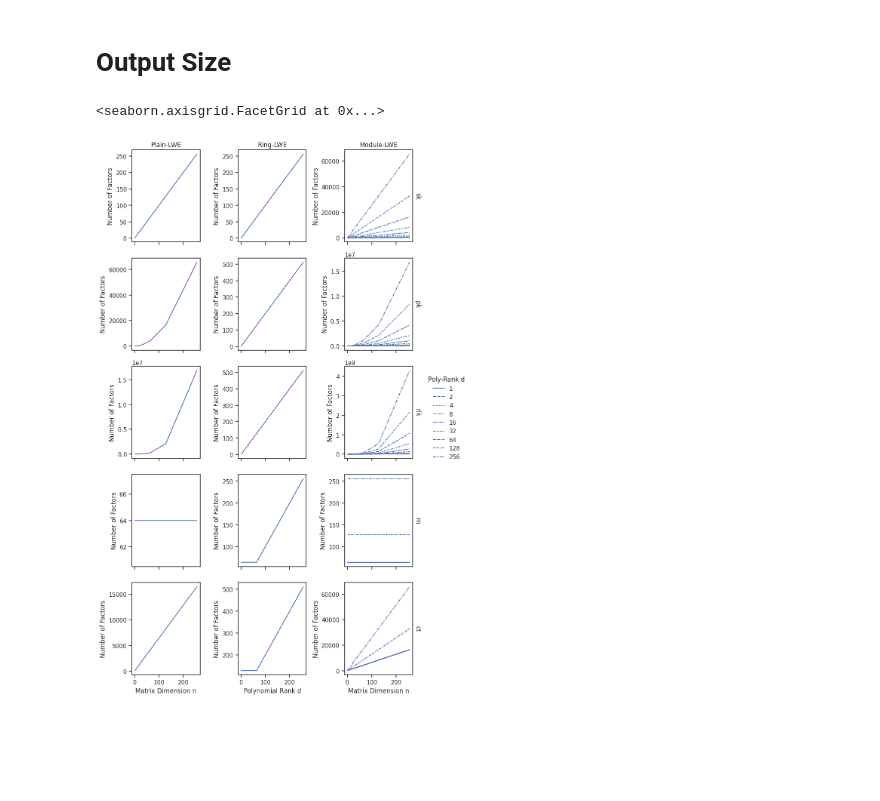
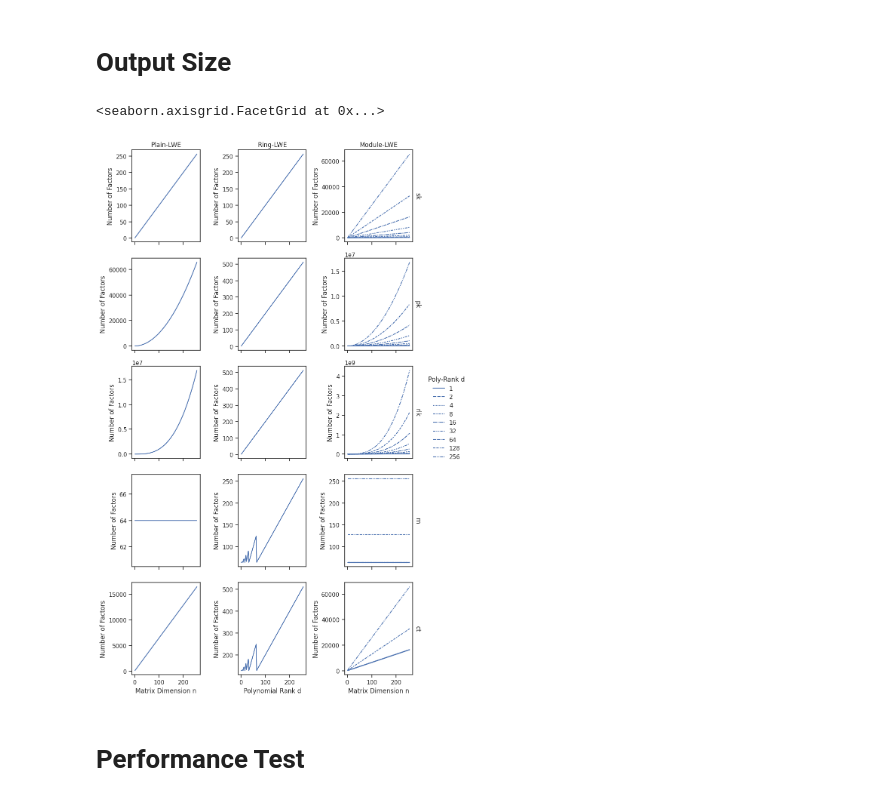
Before and after one commit to PascalStehling/MasterThesis, a Jupyter notebook: Code/Vis.ipynb, the cells around one changed output. Cells and saved outputs as stored; diff of their text form; code cells hidden in the pictures; blank space fills up the shorter version.

```diff
--- a/Code/Vis.ipynb
+++ b/Code/Vis.ipynb
@@ -15,9 +15,9 @@ basis = np.asarray([
 ])
 
 points = []
-for i in range(-10, 10, 1):
+for q in range(-10, 10, 1):
     for j in range(-10, 10, 1):
-        points.append(np.asarray([i, j]))
+        points.append(np.asarray([q, j]))
 
 lattice_points = [basis @ p for p in points]
 
@@ -84,14 +100,18 @@ rlwe = "Ring-LWE"
 mlwe = "Module-LWE"
 schemes = [plwe, rlwe, mlwe]
 functions = [sk, pk ,rlk, m, ct]
-data = []
+DataContainer = []
 
 for function, scheme in product(functions, schemes):
-    d_range = [1] if scheme == plwe else [2**i for i in range(9)]
-    n_range = [1] if scheme == rlwe else [2**i for i in range(9)]
+    d_range = [1] if scheme == plwe else range(0, 257, 2)
+    n_range = [1] if scheme == rlwe else range(0, 257, 2)
     for n in n_range:
+        if n==0:
+            n = 1
         for d in d_range:
-            data.append({
+            if d == 0:
+                d= 1
+            DataContainer.append({
                 "scheme": scheme,
                 "function": function.__name__,
                 "n": n,
@@ -99,38 +119,38 @@ for function, scheme in product(functions, schemes):
                 "l": 64,
                 "bit": function(n=n, d=d, l=64)
             })
-df = pd.DataFrame(data)
+dn_df = pd.DataFrame(DataContainer)
 # %%
-from matplotlib.text import Text
-
-
 sns.set_theme(style="ticks")
 
-grid = sns.FacetGrid(df, col="scheme", row="function",
+grid = sns.FacetGrid(dn_df, col="scheme", row="function",
                      margin_titles=True, despine=False, sharey=False, legend_out=True, sharex="col")
 grid.set_titles(col_template="{col_name}", row_template="{row_name}")
 grid.set_ylabels("number of factors")
 
-
+vals = [2**i for i in range(9)]
 def plot(data: pd.DataFrame, color, **kwargs):
     # print(kwargs)
     if data["scheme"].unique()[0] == rlwe:
         p = sns.lineplot(data, x="d", y="bit",
                          color=color)
         p.set_xlabel("Polynomial Rank d")
     elif data["scheme"].unique()[0] == plwe:
         p = sns.lineplot(data, x="n", y="bit", color=color)
         p.set_xlabel(
             "Matrix Dimension n")
     else:
+        data = data.loc[data.d.isin(vals)]
         p = sns.lineplot(data, x="n", y="bit", style="d", color=color,
                          legend="full")
         p.set_xlabel("Matrix Dimension n")
     p.set_ylabel("Number of Factors")
 
 
 grid.map_dataframe(plot)
 grid.add_legend(title='Poly-Rank d')
 # %% [output]
 <seaborn.axisgrid.FacetGrid at 0x...>
-[figure, old version]
+[figure, new version]
+# %% [markdown]
+# Performance Test
```
Also changed, not shown: parts of 11 cells of this notebook, 2 other files.
